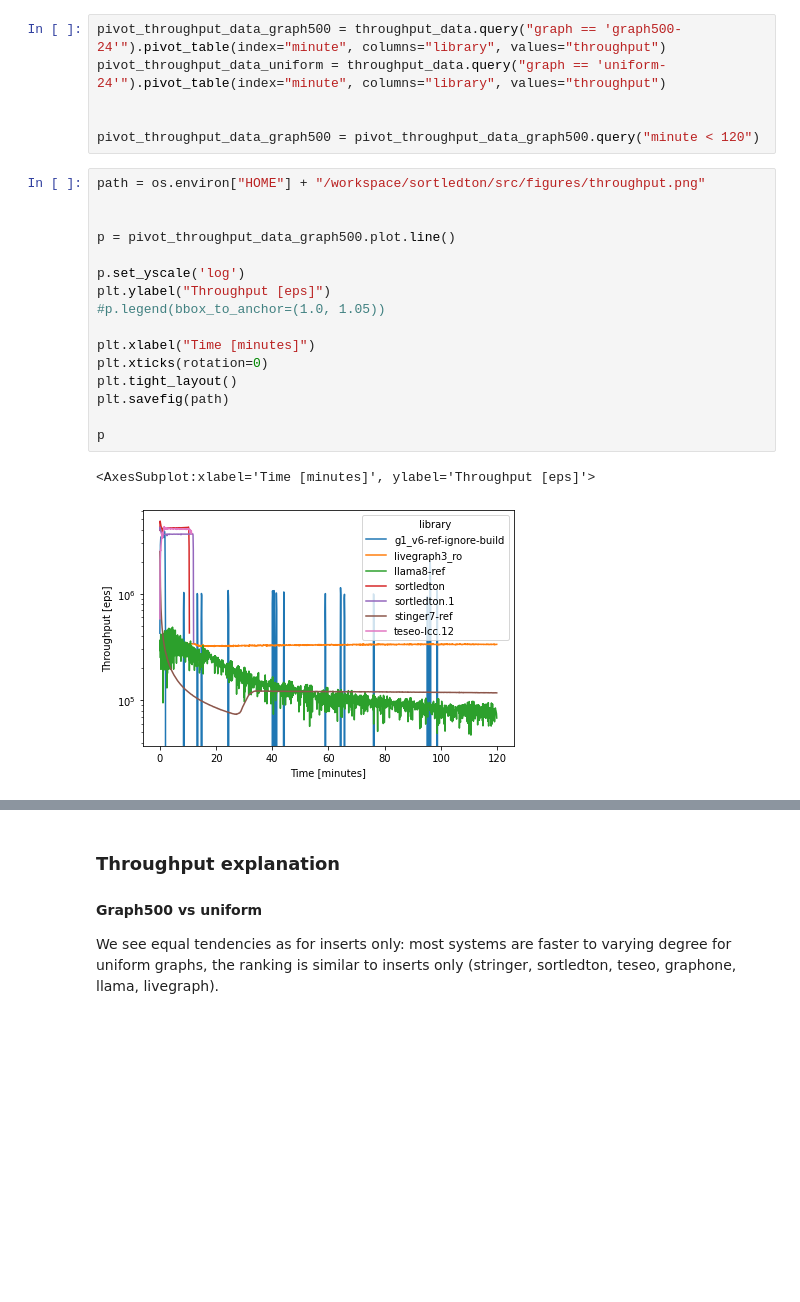
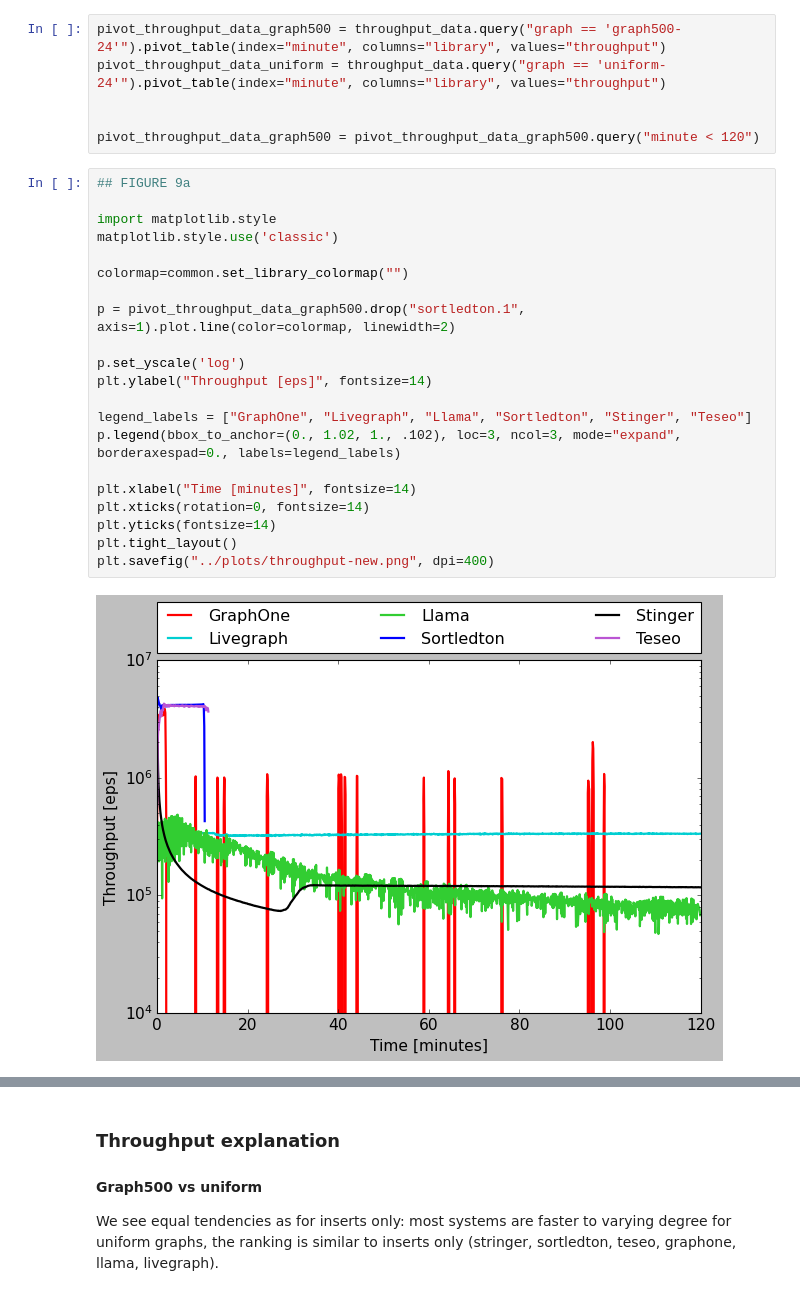
Before and after one commit to PerFuchs/gfe_notebooks, a Jupyter notebook: aging_experiment.ipynb, the cells around one changed output, grey strips where cells are left out. Saved outputs shown, nothing was run; the diff lists cells and outputs as text; blank space fills up the shorter version.

```diff
--- a/aging_experiment.ipynb
+++ b/aging_experiment.ipynb
@@ -150,22 +197,26 @@ pivot_throughput_data_uniform = throughput_data.query("graph == 'uniform-24'").p
 
 pivot_throughput_data_graph500 = pivot_throughput_data_graph500.query("minute < 120")
 # %%
-path = os.environ["HOME"] + "/workspace/sortledton/src/figures/throughput.png"
+## FIGURE 9a
 
+import matplotlib.style
+matplotlib.style.use('classic')
 
-p = pivot_throughput_data_graph500.plot.line()
+colormap=common.set_library_colormap("")
+
+p = pivot_throughput_data_graph500.drop("sortledton.1", axis=1).plot.line(color=colormap, linewidth=2)
 
 p.set_yscale('log')
-plt.ylabel("Throughput [eps]")
-#p.legend(bbox_to_anchor=(1.0, 1.05))
+plt.ylabel("Throughput [eps]", fontsize=14)
 
-plt.xlabel("Time [minutes]")
-plt.xticks(rotation=0)
+legend_labels = ["GraphOne", "Livegraph", "Llama", "Sortledton", "Stinger", "Teseo"]
+p.legend(bbox_to_anchor=(0., 1.02, 1., .102), loc=3, ncol=3, mode="expand", borderaxespad=0., labels=legend_labels)
+
+plt.xlabel("Time [minutes]", fontsize=14)
+plt.xticks(rotation=0, fontsize=14)
+plt.yticks(fontsize=14)
 plt.tight_layout()
-plt.savefig(path)
-
-p
+plt.savefig("../plots/throughput-new.png", dpi=400)
 # %% [output]
-<AxesSubplot:xlabel='Time [minutes]', ylabel='Throughput [eps]'>
-[figure, old version]
+[figure, new version]
 # %%
```
Also changed, not shown: parts of 7 cells of this notebook, 6 other files.
